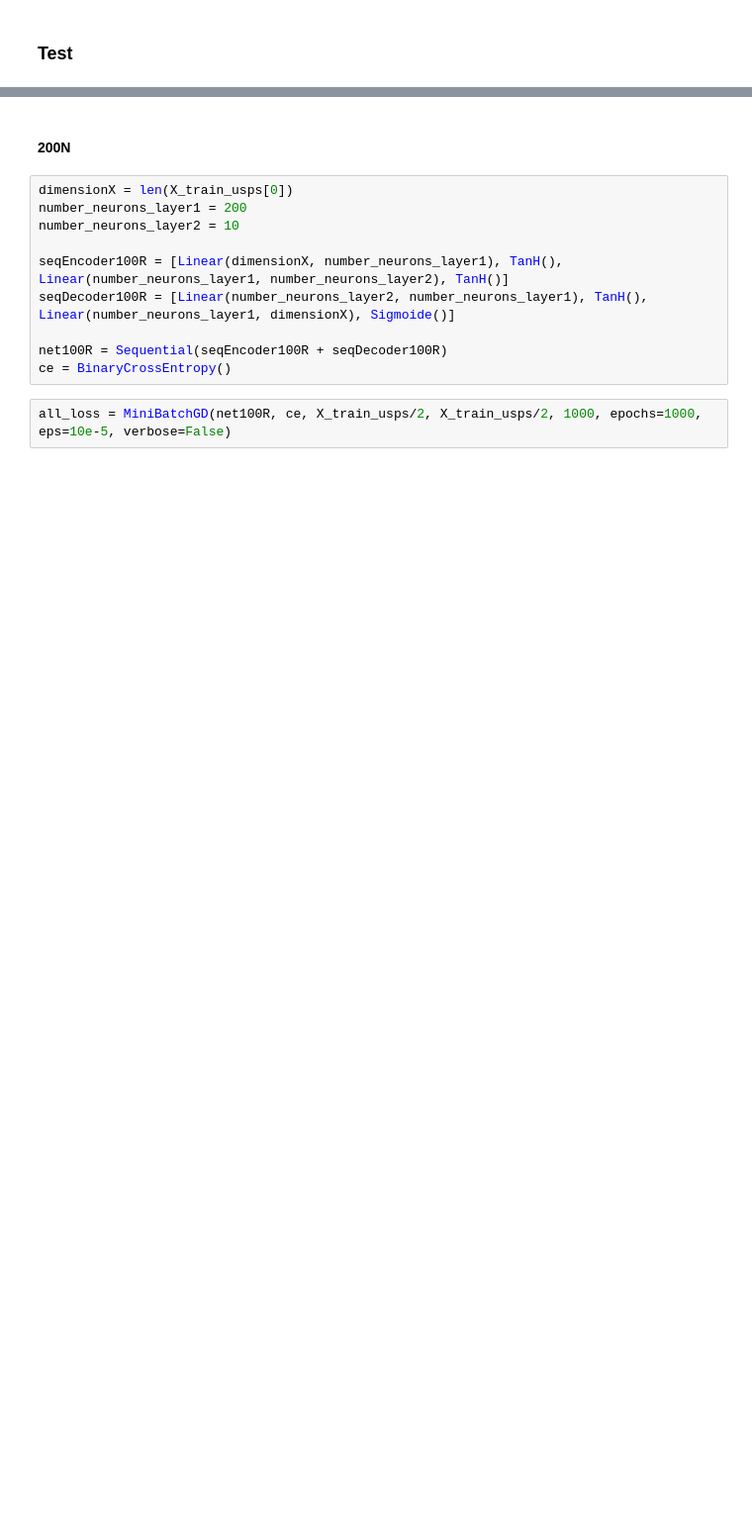
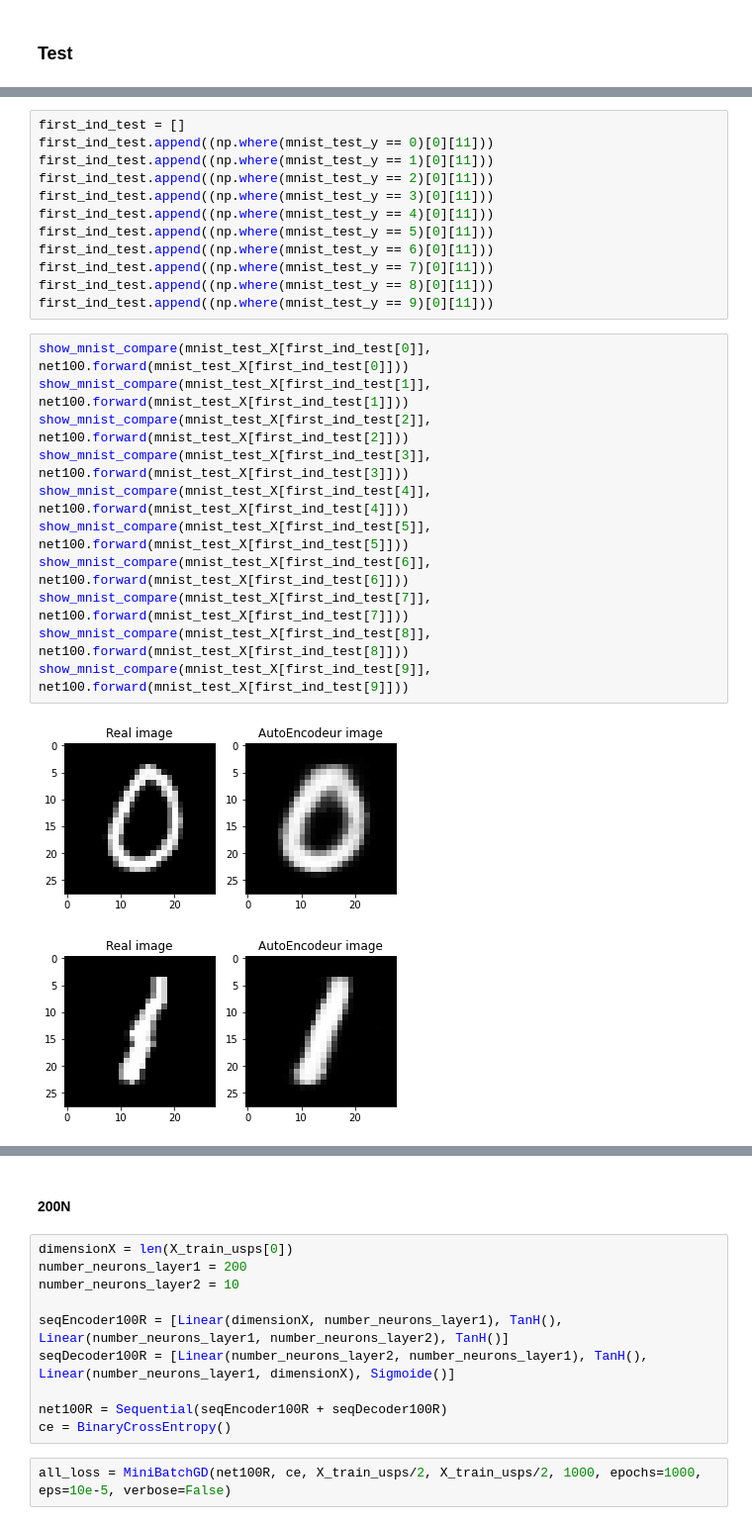
Before and after one commit to Steinz0/NN-from-scratch, a Jupyter notebook: experimentation.ipynb, the cells around one changed output, grey strips where cells are left out. Shown at 99% size. Saved outputs shown, nothing was run; the diff lists cells and outputs as text; blank space fills up the shorter version.

```diff
--- a/experimentation.ipynb
+++ b/experimentation.ipynb
@@ -641,0 +650,26 @@ show_usps(net100.forward(X_train_usps[20]))
+# %%
+first_ind_test = []
+first_ind_test.append((np.where(mnist_test_y == 0)[0][11]))
+first_ind_test.append((np.where(mnist_test_y == 1)[0][11]))
+first_ind_test.append((np.where(mnist_test_y == 2)[0][11]))
+first_ind_test.append((np.where(mnist_test_y == 3)[0][11]))
+first_ind_test.append((np.where(mnist_test_y == 4)[0][11]))
+first_ind_test.append((np.where(mnist_test_y == 5)[0][11]))
+first_ind_test.append((np.where(mnist_test_y == 6)[0][11]))
+first_ind_test.append((np.where(mnist_test_y == 7)[0][11]))
+first_ind_test.append((np.where(mnist_test_y == 8)[0][11]))
+first_ind_test.append((np.where(mnist_test_y == 9)[0][11]))
+# %%
+show_mnist_compare(mnist_test_X[first_ind_test[0]], net100.forward(mnist_test_X[first_ind_test[0]]))
+show_mnist_compare(mnist_test_X[first_ind_test[1]], net100.forward(mnist_test_X[first_ind_test[1]]))
+show_mnist_compare(mnist_test_X[first_ind_test[2]], net100.forward(mnist_test_X[first_ind_test[2]]))
+show_mnist_compare(mnist_test_X[first_ind_test[3]], net100.forward(mnist_test_X[first_ind_test[3]]))
+show_mnist_compare(mnist_test_X[first_ind_test[4]], net100.forward(mnist_test_X[first_ind_test[4]]))
+show_mnist_compare(mnist_test_X[first_ind_test[5]], net100.forward(mnist_test_X[first_ind_test[5]]))
+show_mnist_compare(mnist_test_X[first_ind_test[6]], net100.forward(mnist_test_X[first_ind_test[6]]))
+show_mnist_compare(mnist_test_X[first_ind_test[7]], net100.forward(mnist_test_X[first_ind_test[7]]))
+show_mnist_compare(mnist_test_X[first_ind_test[8]], net100.forward(mnist_test_X[first_ind_test[8]]))
+show_mnist_compare(mnist_test_X[first_ind_test[9]], net100.forward(mnist_test_X[first_ind_test[9]]))
+# %% [output]
+[figure, added]
+[figure, added]
```
Also changed, not shown: parts of 40 cells of this notebook, 3 other files.
